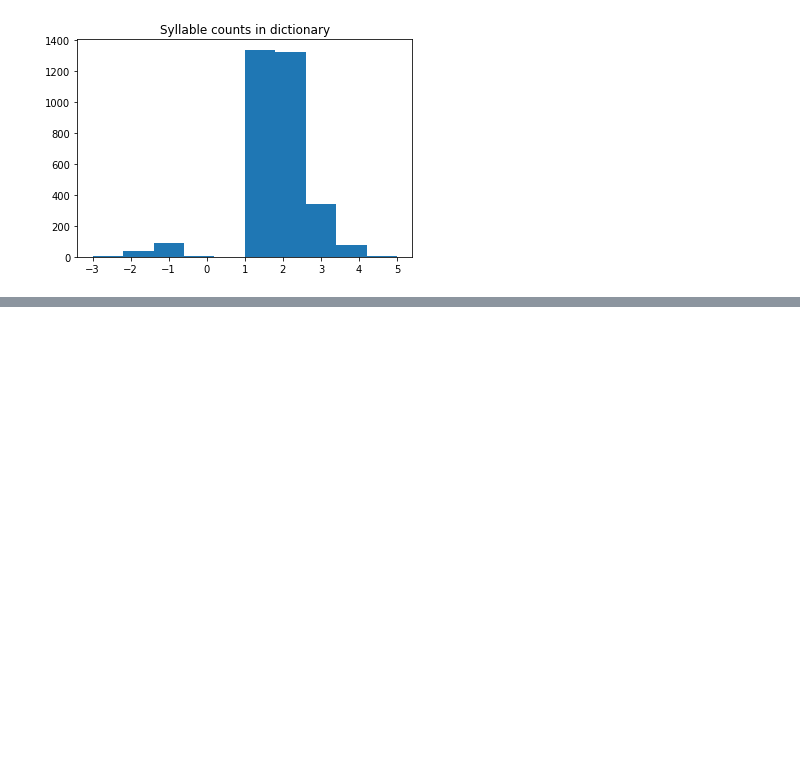
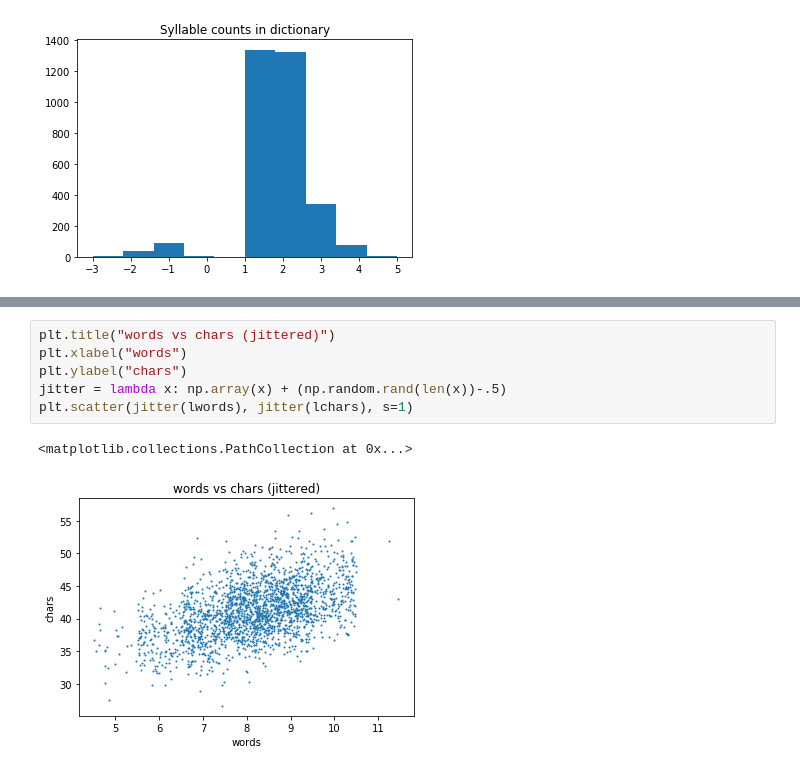
Before and after one commit to kyle-weng/Shakespearean-Poem-Generation, a Jupyter notebook: util.ipynb, the cells around one changed output, grey strips where cells are left out. Saved outputs shown, nothing was run; the diff lists cells and outputs as text; blank space fills up the shorter version.

```diff
--- a/util.ipynb
+++ b/util.ipynb
@@ -42,0 +88,9 @@ plt.hist([syldict[w][0] for w in syldict])
+# %%
+plt.title("words vs chars (jittered)")
+plt.xlabel("words")
+plt.ylabel("chars")
+jitter = lambda x: np.array(x) + (np.random.rand(len(x))-.5)
+plt.scatter(jitter(lwords), jitter(lchars), s=1)
+# %% [output]
+<matplotlib.collections.PathCollection at 0x...>
+[figure, added]
```
Also changed, not shown: parts of 4 cells of this notebook.
